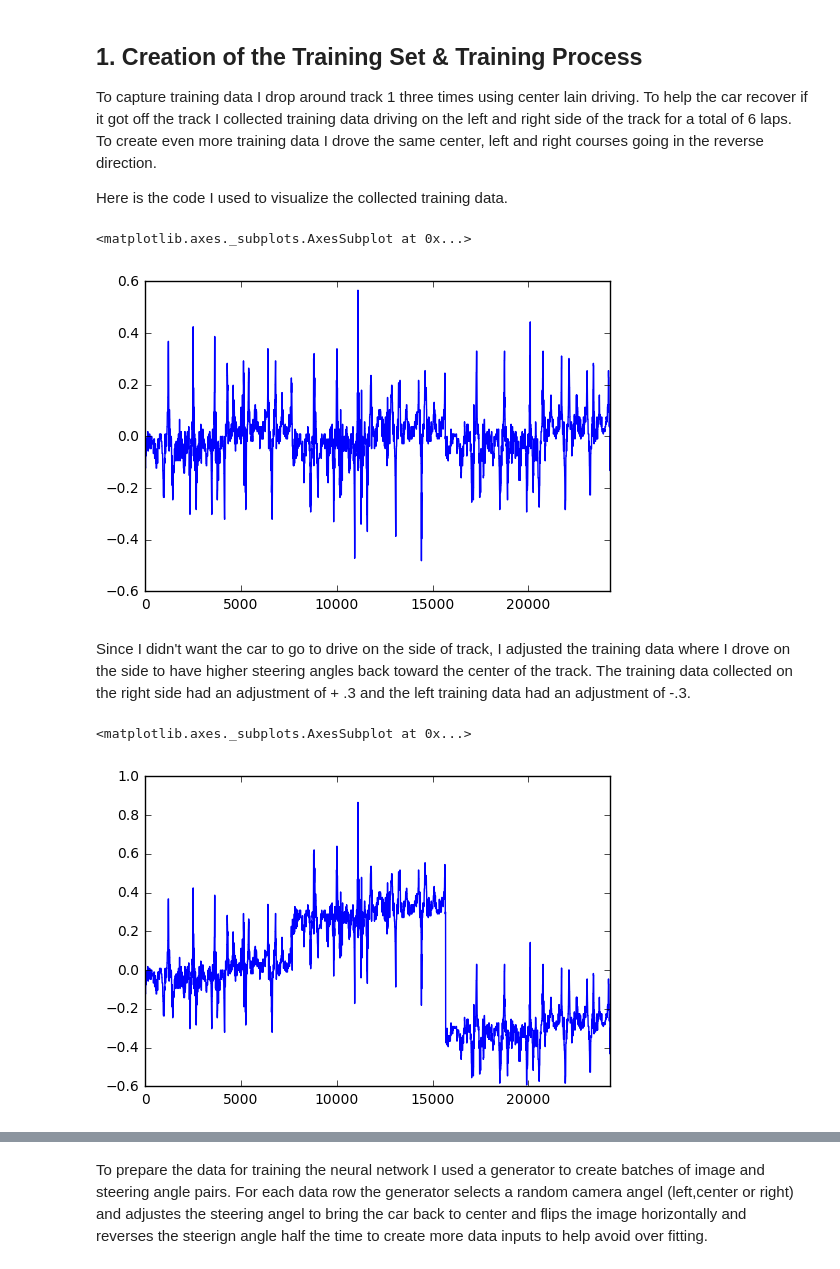
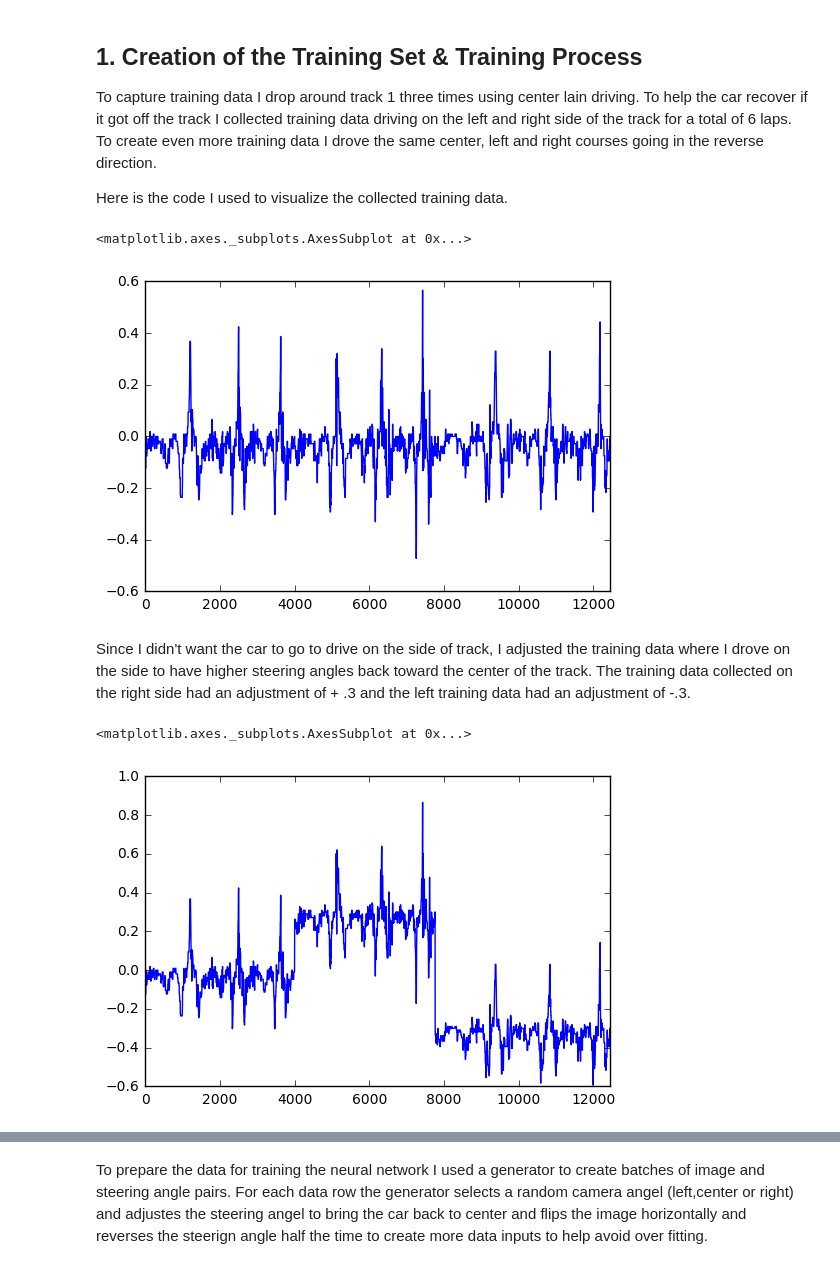
Before and after one commit to wroscoe/udacity_projects, a Jupyter notebook: P3_behavioral_cloning/train_model.ipynb, the cells around one changed output, grey strips where cells are left out. Drawn from its saved outputs; the diff is of its cells as text; code cells hidden in the pictures.

```diff
--- a/P3_behavioral_cloning/train_model.ipynb
+++ b/P3_behavioral_cloning/train_model.ipynb
@@ -62,36 +62,36 @@ SIDE_DRIVING_ADJUSTMENT = .3
 # %%
 def convert_paths(df, folder):
     #convert paths of datalog to those on local computer
     for i in range(len(df)):
         for col in ['img_center', 'img_left', 'img_right']:
             file = df.ix[i, col].split('/')[-1]
             img_path = os.path.join(folder, 'IMG', file)
             df.ix[i, col] = img_path
     return df
 
 def load_datasets(folder_nums):
     #load datasets from multiple folders
     dataframes = []
     for num in folder_nums:
         folder = os.path.join(DATA_PATH, 'track_'+str(num))
         df = pd.read_csv(os.path.join(folder, 'driving_log.csv'))
         df.columns = ['img_center', 'img_left', 'img_right', 'steering', 'throttle', 'break', 'speed']
         df = convert_paths(df, folder)
         dataframes.append(df)
     df = pd.concat(dataframes)
     return df
 
 #Load the datasets.
-df_center = load_datasets([11,14])
-df_left = load_datasets([13,15])
-df_right = load_datasets([12,16])
+df_center = load_datasets([11])
+df_left = load_datasets([13])
+df_right = load_datasets([12])
 
 df = pd.concat([df_center, df_left, df_right])
 df = df.reset_index(drop=True)
 df['steering'].plot()
 # %% [output]
 <matplotlib.axes._subplots.AxesSubplot at 0x...>
-[figure, old version]
+[figure, new version]
 # %% [markdown]
 Since I didn't want the car to go to drive on the side of track, I adjusted the training data where I drove on the side to have higher steering angles back toward the center of the track. The training data collected on the right side had an adjustment of + .3 and the left training data had an adjustment of -.3.
 # %%
@@ -104,7 +104,7 @@ df = df.reset_index(drop=True)
 df['steering'].plot()
 # %% [output]
 <matplotlib.axes._subplots.AxesSubplot at 0x...>
-[figure, old version]
+[figure, new version]
 # %%
 df['steering'].hist(bins=81)
 # %% [output]
```
Also changed, not shown: parts of 4 cells of this notebook.
